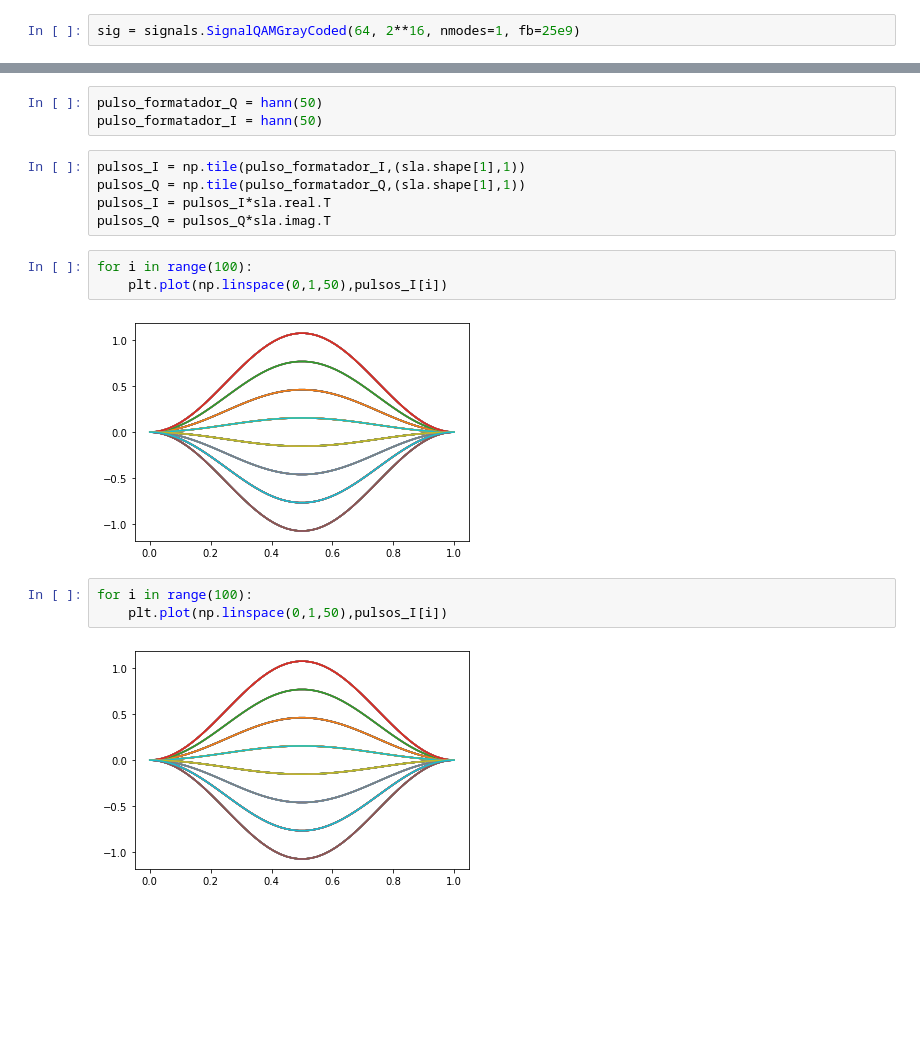
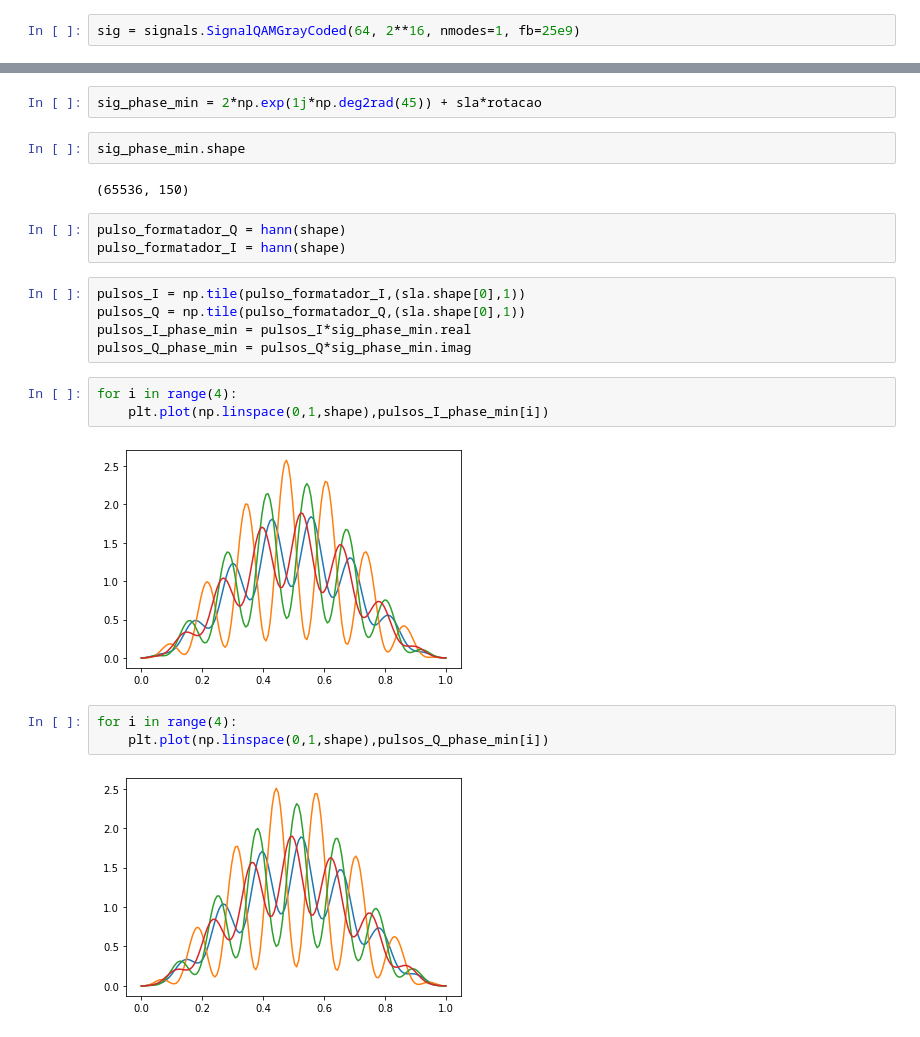
Before and after one commit to Matos-V/TCC_phase_detection_with_ML, a Jupyter notebook: Testes_sinais_digitais/Sinal_QAM_decomposto.ipynb, the cells around one changed output, grey strips where cells are left out. Cells and saved outputs as stored; diff of their text form; blank space fills up the shorter version.

```diff
--- a/Testes_sinais_digitais/Sinal_QAM_decomposto.ipynb
+++ b/Testes_sinais_digitais/Sinal_QAM_decomposto.ipynb
@@ -15,19 +21,25 @@ sla.shape
+# %%
+sig_phase_min = 2*np.exp(1j*np.deg2rad(45)) + sla*rotacao
+# %%
+sig_phase_min.shape
+# %% [output]
+(65536, 150)
 # %%
-pulso_formatador_Q = hann(50)
-pulso_formatador_I = hann(50)
+pulso_formatador_Q = hann(shape)
+pulso_formatador_I = hann(shape)
 # %%
-pulsos_I = np.tile(pulso_formatador_I,(sla.shape[1],1))
-pulsos_Q = np.tile(pulso_formatador_Q,(sla.shape[1],1))
-pulsos_I = pulsos_I*sla.real.T
-pulsos_Q = pulsos_Q*sla.imag.T
+pulsos_I = np.tile(pulso_formatador_I,(sla.shape[0],1))
+pulsos_Q = np.tile(pulso_formatador_Q,(sla.shape[0],1))
+pulsos_I_phase_min = pulsos_I*sig_phase_min.real
+pulsos_Q_phase_min = pulsos_Q*sig_phase_min.imag
 # %%
-for i in range(100):
-    plt.plot(np.linspace(0,1,50),pulsos_I[i])
+for i in range(4):
+    plt.plot(np.linspace(0,1,shape),pulsos_I_phase_min[i])
 # %% [output]
-[figure, old version]
+[figure, new version]
 # %%
-for i in range(100):
-    plt.plot(np.linspace(0,1,50),pulsos_I[i])
+for i in range(4):
+    plt.plot(np.linspace(0,1,shape),pulsos_Q_phase_min[i])
 # %% [output]
-[figure, old version]
+[figure, new version]
 # %%
```
Also changed, not shown: parts of 13 cells of this notebook, 2 other files.
